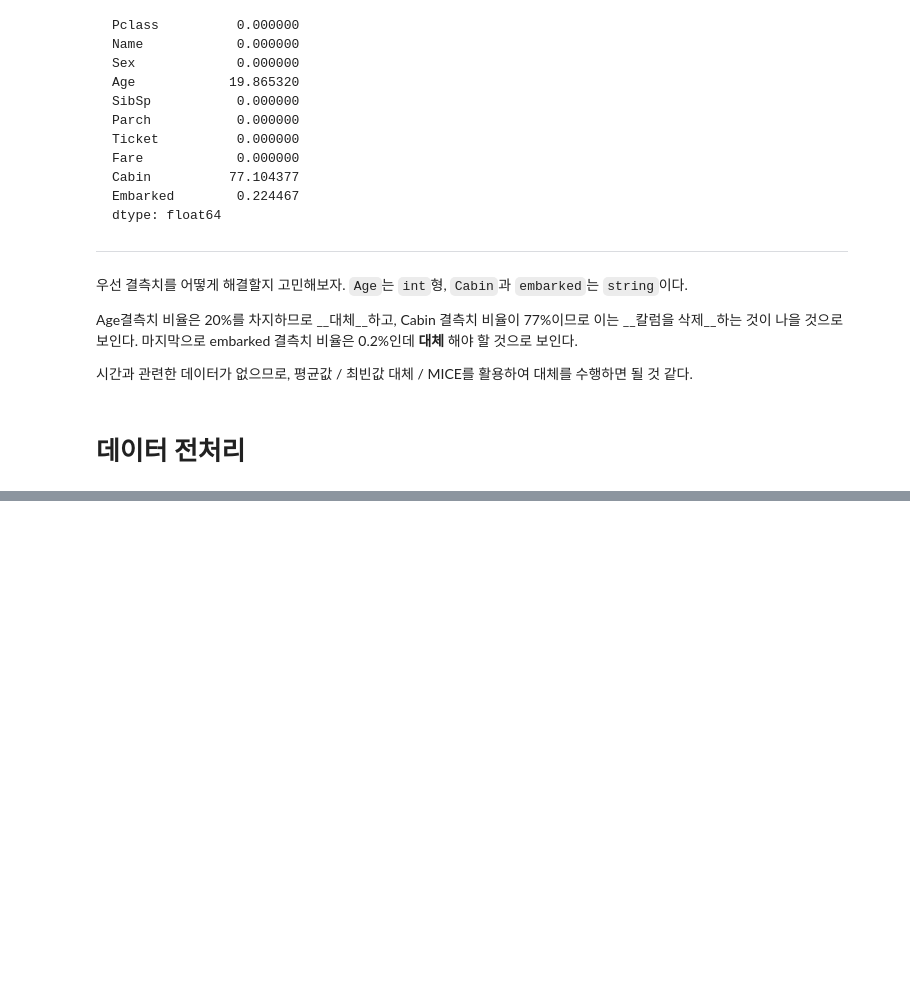
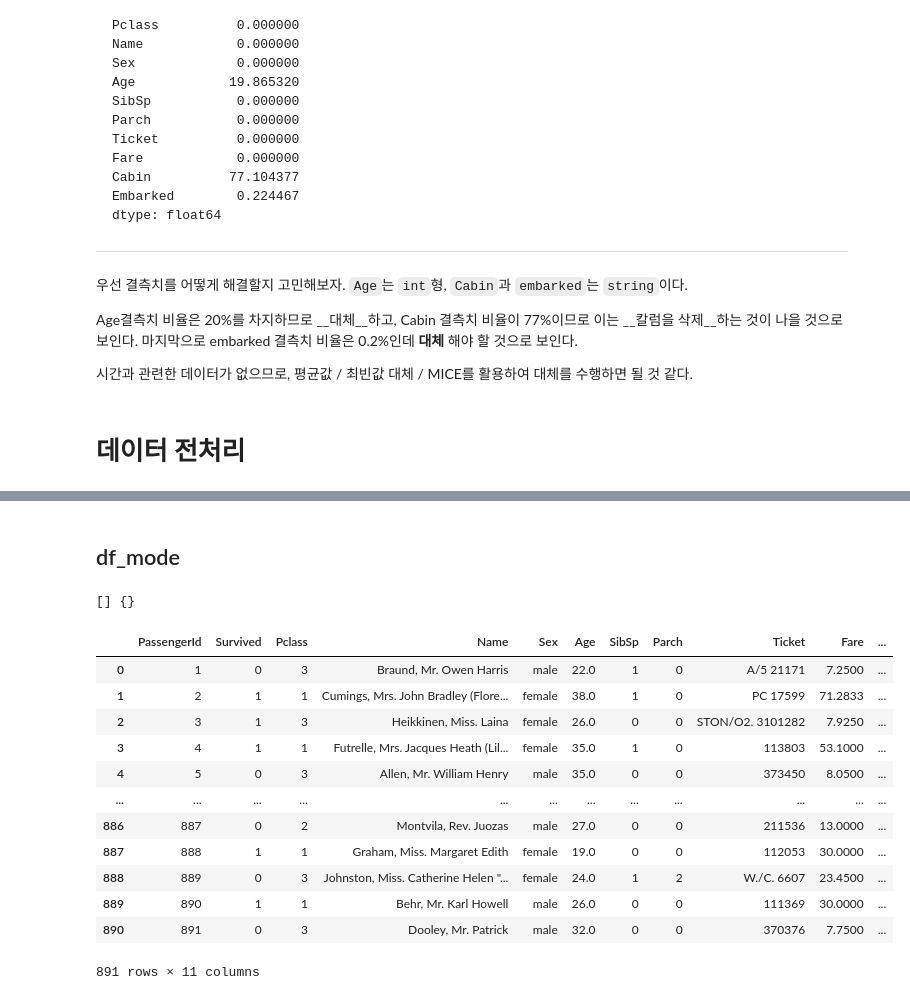
Before and after one commit to PJH222/titanic_PJT, a Jupyter notebook: titanic_PJT.ipynb, the cells around one changed output, grey strips where cells are left out. Drawn from its saved outputs; the diff is of its cells as text; code cells hidden in the pictures; blank space fills up the shorter version.

```diff
--- a/titanic_PJT.ipynb
+++ b/titanic_PJT.ipynb
@@ -104,0 +284,2 @@ df_mode = df
+# %% [markdown]
+## df_mode
@@ -104,0 +295,68 @@ df_mode = df
+# %%
+import warnings
+
+warnings.filterwarnings('ignore')
+
+# string형 데이터가 있는 칼럼을 명목 척도로 변경하자
+
+def change_data_to_nominal_scale_1(dataframe):
+  # 각 데이터를 어떤 명목 척도로 변경했는지 알려주는 용도
+  global insturction_dictionary
+  insturction_dictionary = {}
+
+  df_columns = dataframe.columns
+
+  for col in df_columns:
+    tmp = []
+    for data in dataframe[col]:
+
+      # data가 명목척도가 아닌 경우, 생략
+      if list(dataframe[col]).count(data) == 1:
+        break
+
+      else:
+        # data가 숫자형이 아닌 경우만 명목척도로 변환
+        if str(data).isdigit() == False:
+          if data not in tmp:
+            tmp.append(data)
+
+          else:
+            # 최적화
+            tmp2 = 0
+
+            for i in tmp:
+              tmp2 += list(dataframe[col]).count(i)
+
+              if tmp2 == len(dataframe[col]):
+                break
+
+    # 명목척도 변수
+    idx = 0
+
+    for i in tmp:
+      insturction_dictionary[i] = str(idx)
+      idx += 1
+
+    idx = 0 # 0으로 다시 초기화 시켜주기
+    print(tmp,insturction_dictionary)
+    return change_data_to_nominal_scale_2(dataframe)
+
+
+df_test = df_mode
+insturction_dictionary
+change_data_to_nominal_scale_1(df_test)
+# %% [output]
+[] {}
+|  | PassengerId | Survived | Pclass | Name | Sex | Age | SibSp | Parch | Ticket | Fare | ... |
+| 0 | 1 | 0 | 3 | Braund, Mr. Owen Harris | male | 22.0 | 1 | 0 | A/5 21171 | 7.2500 | ... |
+| 1 | 2 | 1 | 1 | Cumings, Mrs. John Bradley (Flore... | female | 38.0 | 1 | 0 | PC 17599 | 71.2833 | ... |
+| 2 | 3 | 1 | 3 | Heikkinen, Miss. Laina | female | 26.0 | 0 | 0 | STON/O2. 3101282 | 7.9250 | ... |
+| 3 | 4 | 1 | 1 | Futrelle, Mrs. Jacques Heath (Lil... | female | 35.0 | 1 | 0 | 113803 | 53.1000 | ... |
+| 4 | 5 | 0 | 3 | Allen, Mr. William Henry | male | 35.0 | 0 | 0 | 373450 | 8.0500 | ... |
+| ... | ... | ... | ... | ... | ... | ... | ... | ... | ... | ... | ... |
+| 886 | 887 | 0 | 2 | Montvila, Rev. Juozas | male | 27.0 | 0 | 0 | 211536 | 13.0000 | ... |
+| 887 | 888 | 1 | 1 | Graham, Miss. Margaret Edith | female | 19.0 | 0 | 0 | 112053 | 30.0000 | ... |
+| 888 | 889 | 0 | 3 | Johnston, Miss. Catherine Helen "... | female | 24.0 | 1 | 2 | W./C. 6607 | 23.4500 | ... |
+| 889 | 890 | 1 | 1 | Behr, Mr. Karl Howell | male | 26.0 | 0 | 0 | 111369 | 30.0000 | ... |
+| 890 | 891 | 0 | 3 | Dooley, Mr. Patrick | male | 32.0 | 0 | 0 | 370376 | 7.7500 | ... |
+891 rows × 11 columns
```
Also changed, not shown: parts of 24 cells of this notebook.
